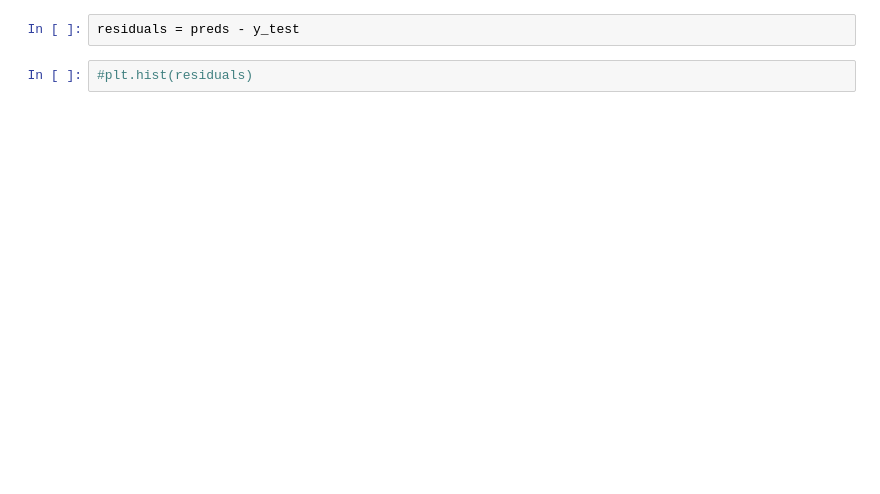
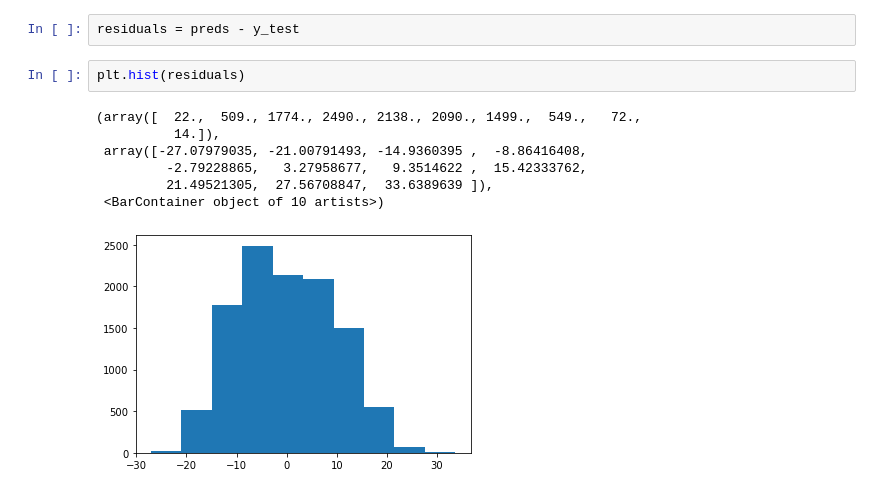
Before and after one commit to jarewa2/project_2, a Jupyter notebook: Linear-regression.ipynb, the cells around one changed output. Cells and saved outputs as stored; diff of their text form; blank space fills up the shorter version.

```diff
--- a/Linear-regression.ipynb
+++ b/Linear-regression.ipynb
@@ -189,7 +211,15 @@ array([280.21411241, 281.54167241, 286.98943148, ..., 282.66866673,
 # %%
 residuals = preds - y_test
 # %%
-#plt.hist(residuals)
+plt.hist(residuals)
+# %% [output]
+(array([  22.,  509., 1774., 2490., 2138., 2090., 1499.,  549.,   72.,
+          14.]),
+ array([-27.07979035, -21.00791493, -14.9360395 ,  -8.86416408,
+         -2.79228865,   3.27958677,   9.3514622 ,  15.42333762,
+         21.49521305,  27.56708847,  33.6389639 ]),
+ <BarContainer object of 10 artists>)
+[figure, added]
 # %%
 data['day_of_year'] = data.day
 plt.scatter(data['day_of_year'], data.temperature)
```
Also changed, not shown: parts of 19 cells of this notebook, 2 other files.
